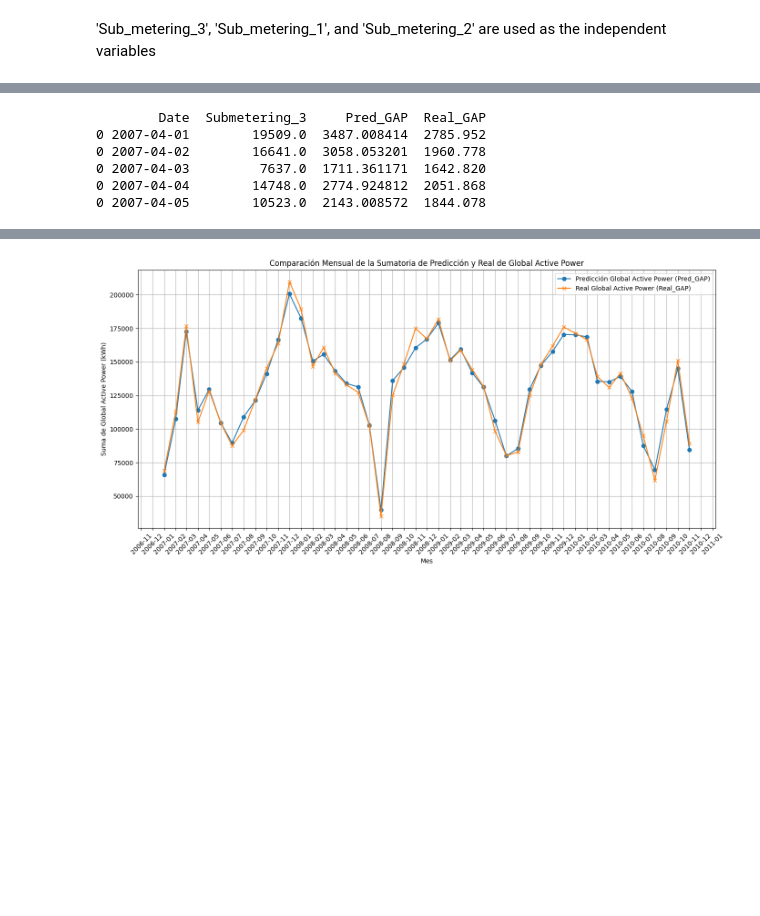
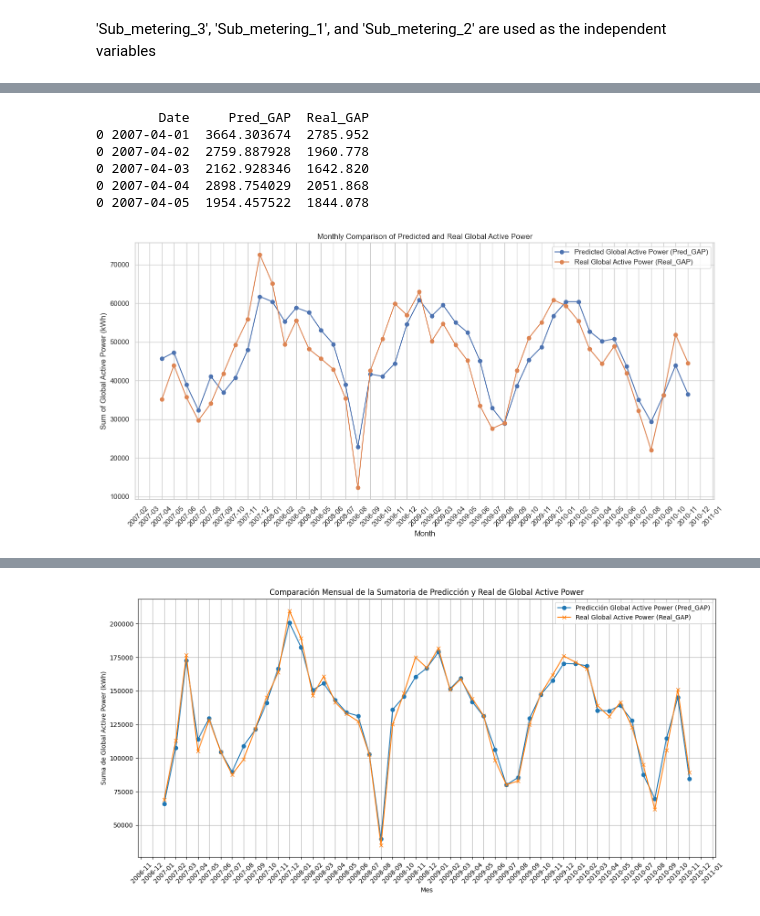
Before and after one commit to matgoni/Household_Power_Consumption, a Jupyter notebook: IHPC.ipynb, the cells around one changed output, grey strips where cells are left out. Cells and saved outputs as stored; diff of their text form; code cells hidden in the pictures; blank space fills up the shorter version.

```diff
--- a/IHPC.ipynb
+++ b/IHPC.ipynb
@@ -348,49 +430,79 @@ models_3 = train_model(['Sub_metering_3', 'Sub_metering_1', 'Sub_metering_2'])
 # %%
-prediction_start_date = pd.to_datetime('2007-04-01')
-prediction_end_date = pd.to_datetime('2010-12-31')
+def predict_with_models(models, daily_sum):
+    prediction_start_date = pd.to_datetime('2007-04-01')
+    prediction_end_date = pd.to_datetime('2010-12-31')
 
-# Función para hacer predicciones basadas en los modelos entrenados
-def predict_with_models(modelos, daily_sum, start_date, end_date):
-    results = pd.DataFrame(columns=['Date', 'Submetering_3', 'Pred_GAP', 'Real_GAP'])
-    current_date = start_date
+    results = pd.DataFrame(columns=['Date', 'Pred_GAP', 'Real_GAP'])
+    current_date = prediction_start_date
     current_month = None
     model = None
     i = 0
-    while current_date <= end_date:
+
+    while current_date <= prediction_end_date:
         if current_date in daily_sum.index:
             if current_date.month != current_month:
-                # Cambio de mes, seleccionamos un nuevo modelo
                 current_month = current_date.month
-                model = modelos[i]  # Rotamos entre los modelos
+                model = models[i % len(models)]
                 i += 1
 
-            X = daily_sum.at[current_date, 'Sub_metering_3']
-            real_power = daily_sum.at[current_date, 'Global_active_power']  # Asumiendo que existe esta columna
-            y_pred = model.predict([[X]])
+            x_values = daily_sum.loc[current_date, ['Sub_metering_3', 'Sub_metering_1']]
+            real_power = daily_sum.at[current_date, 'Global_active_power']
+            y_pred = model.predict([x_values.to_numpy()])
 
-            # Almacenar resultado en DataFrame
             temp_df = pd.DataFrame({
                 'Date': [current_date],
-                'Submetering_3': [X],
-                'Pred_GAP': [y_pred.item()],  # Extraemos el valor predicho
+                'Pred_GAP': [y_pred.item()],
                 'Real_GAP': [real_power]
             })
+
             results = pd.concat([results, temp_df])
 
         current_date += pd.DateOffset(days=1)
 
     return results
 
-# Ejemplo de uso de la función
-# Asumiendo que 'modelos' y 'daily_sum' son definidos anteriormente
-results = predict_with_models(modelos, daily_sum, prediction_start_date, prediction_end_date)
+# Suponiendo que 'models_2' y 'daily_sum' están definidos correctamente.
+results2 = predict_with_models(models_2, daily_sum)
 
 # Mostrar los primeros resultados
-print(results.head())
+print(results2.head())
 # %% [output]
-        Date  Submetering_3     Pred_GAP  Real_GAP
-0 2007-04-01        19509.0  3487.008414  2785.952
-0 2007-04-02        16641.0  3058.053201  1960.778
-0 2007-04-03         7637.0  1711.361171  1642.820
-0 2007-04-04        14748.0  2774.924812  2051.868
-0 2007-04-05        10523.0  2143.008572  1844.078
+        Date     Pred_GAP  Real_GAP
+0 2007-04-01  3664.303674  2785.952
+0 2007-04-02  2759.887928  1960.778
+0 2007-04-03  2162.928346  1642.820
+0 2007-04-04  2898.754029  2051.868
+0 2007-04-05  1954.457522  1844.078
+# %%
+def plot_monthly_comparison(results):
+    # Convertir la fecha a período mensual
+    results['month_year'] = results['Date'].dt.to_period('M')
+
+    # Agrupar por mes y calcular la suma de las columnas Pred_GAP y Real_GAP
+    monthly_data = results.groupby('month_year').agg({
+        'Pred_GAP': 'sum',
+        'Real_GAP': 'sum'
+    }).reset_index()
+
+    # Convertir el período a timestamp para mejorar el formato en el gráfico
+    monthly_data['month_year'] = monthly_data['month_year'].dt.to_timestamp()
+
+    # Crear y configurar el gráfico
+    plt.figure(figsize=(14, 7))
+    plt.plot(monthly_data['month_year'], monthly_data['Pred_GAP'], label='Predicted Global Active Power (Pred_GAP)', marker='o')
+    plt.plot(monthly_data['month_year'], monthly_data['Real_GAP'], label='Real Global Active Power (Real_GAP)', marker='o')
+    plt.title('Monthly Comparison of Predicted and Real Global Active Power')
+    plt.xlabel('Month')
+    plt.ylabel('Sum of Global Active Power (kWh)')
+    plt.legend()
+    plt.grid(True)
+    plt.xticks(rotation=45)  # Adjusting date readability
+    ax = plt.gca()
+    ax.xaxis.set_major_locator(mdates.MonthLocator(interval=1))
+    ax.xaxis.set_major_formatter(mdates.DateFormatter('%Y-%m'))
+    plt.tight_layout()
+    plt.show()
+# %%
+plot_monthly_comparison(results_mod1)
+# %% [output]
+[figure, added]
```
Also changed, not shown: parts of 16 cells of this notebook.
